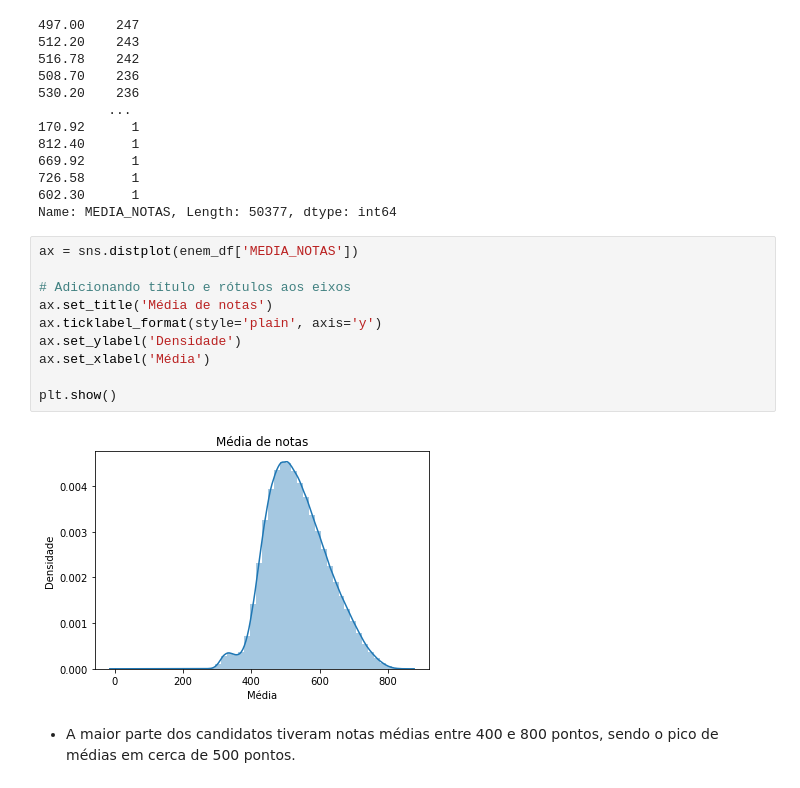
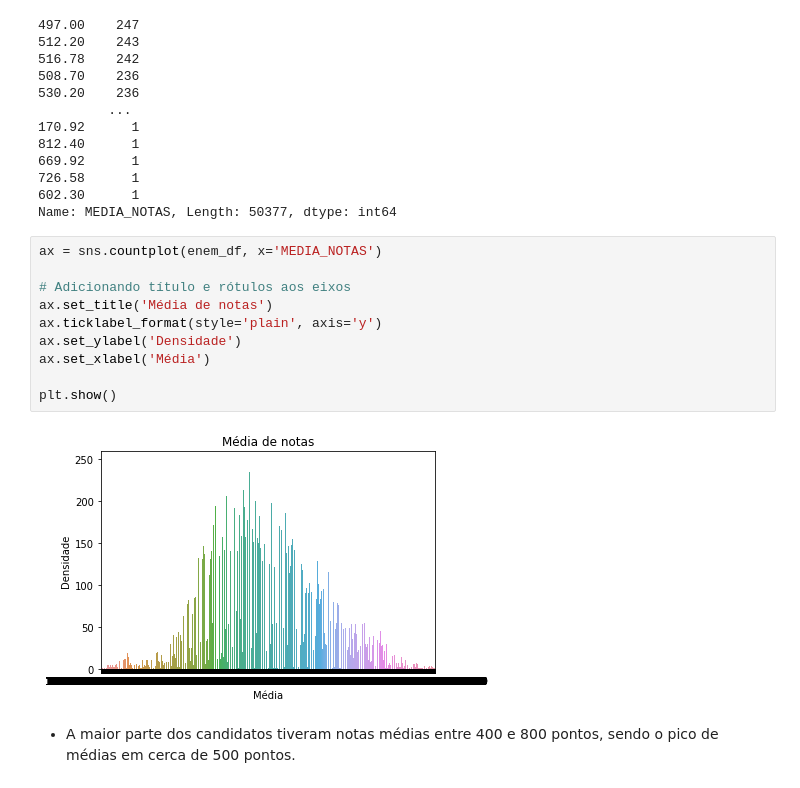
Before and after one commit to GabrielCdev/INEP_dataset_analysis, a Jupyter notebook: INEP_Dataset_Analysis.ipynb, the cells around one changed output. Saved outputs shown, nothing was run; the diff lists cells and outputs as text.

```diff
--- a/INEP_Dataset_Analysis.ipynb
+++ b/INEP_Dataset_Analysis.ipynb
@@ -551,17 +561,17 @@ enem_df['MEDIA_NOTAS'].value_counts(sort=True)
 602.30      1
 Name: MEDIA_NOTAS, Length: 50377, dtype: int64
 # %%
-ax = sns.distplot(enem_df['MEDIA_NOTAS'])
+ax = sns.countplot(enem_df, x='MEDIA_NOTAS')
 
 # Adicionando título e rótulos aos eixos
 ax.set_title('Média de notas')
 ax.ticklabel_format(style='plain', axis='y')
 ax.set_ylabel('Densidade')
 ax.set_xlabel('Média')
 
 plt.show()
 # %% [output]
-[figure, old version]
+[figure, new version]
 # %% [markdown]
 - A maior parte dos candidatos tiveram notas médias entre 400 e 800 pontos, sendo o pico de médias em cerca de 500 pontos.
 # %% [markdown]
```
Also changed, not shown: parts of 38 cells of this notebook.
